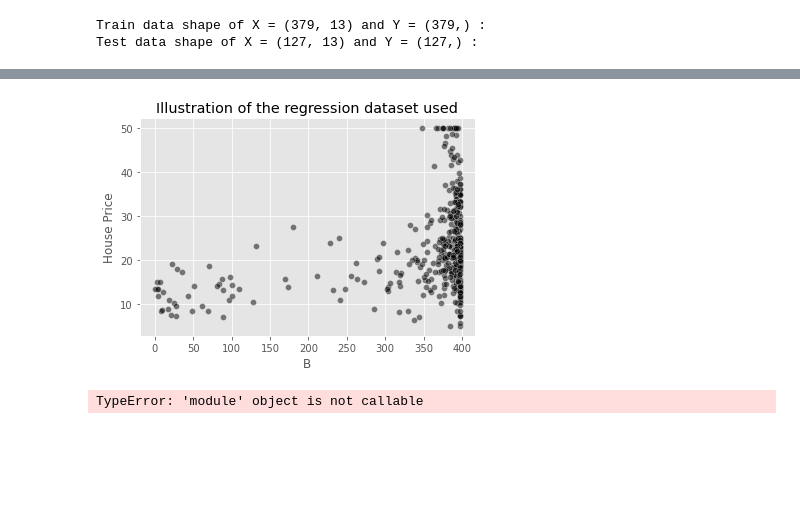
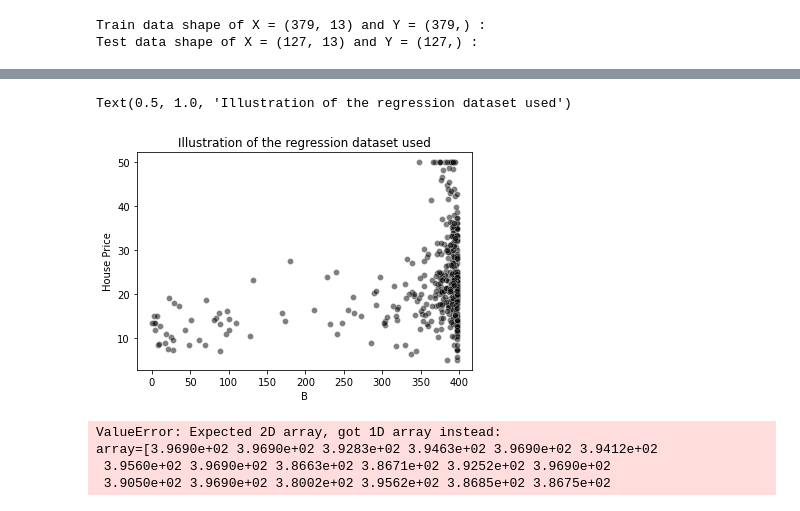
Before and after one commit to the-rich-piana/BioInfo-Notes, a Jupyter notebook: regression_models.ipynb, the cells around one changed output, grey strips where cells are left out. Saved outputs shown, nothing was run; the diff lists cells and outputs as text; code cells hidden in the pictures; blank space fills up the shorter version.

```diff
--- a/regression_models.ipynb
+++ b/regression_models.ipynb
@@ -187,20 +189,16 @@ from sklearn.tree import DecisionTreeRegressor
 
 #Fit Decision Tree Regressor to the dataset, using Boston housing data again.
 pd.set_option('display.max_columns', 20)
+
+
 #print(boston_pd.head())
 
-feature_name = "Black % of Population"
-target_name = "Housing Price ($ Thousands)"
+feature_names = ['B', 'NOX', 'AGE', 'CRIM']
+target_name = 'House Price'
 
-#print(Y)
+data_train, target_train = boston_pd[feature_names[0]], boston_pd[target_name]
 
-data_train, target_train = X['B'], Y
-
-d_reg = DecisionTreeRegressor(random_state=0 )
-
-#print(Y)
-d_reg.fit(X.values, Y.values)
-
-data_test = pd.DataFrame(np.arange(data_train.min(), data_train.max()))
-data_test
+data_test = pd.DataFrame(np.arange(data_train[feature_names].min(), data_train[feature_names].max()), columns=[feature_names])
+#data_test = pd.DataFrame(data_train)
+print(data_test)
 # %% [output]
@@ -220,22 +206,20 @@ data_test
 # %%
 import seaborn as sns
 
-sns.scatterplot(x=X['B'], y=Y, color="black", alpha=0.5)
-_ = plt.title("Illustration of the regression dataset used")
-
-plt.plot(X['B']], Y, label="Linear regression",
-         linestyle="--")
-plt.scatter(data_test[::3], target_predicted[::3], label="Predictions",
-            color="tab:orange")
-plt.legend()
-_ = plt.title("Prediction function using a LinearRegression")
+sns.scatterplot(data=boston_pd, x=feature_name, y=target_name, color="black", alpha=0.5)
+plt.title("Illustration of the regression dataset used")
 # %% [output]
+Text(0.5, 1.0, 'Illustration of the regression dataset used')
-[figure, old version]
+[figure, new version]
 # %%
-# data_train
-#target_train
-#tree = DecisionTreeRegressor( max_depth =1)
-#tree.fit(data_train, target_train)
-#target_predicted = tree.predict(data_test)
+#Regression function
+d_reg = DecisionTreeRegressor(max_depth =2)
+dt_np = data_train.to_numpy()
+d_reg.fit(dt_np, target_train)
+
+target_predicted = d_reg.predict(data_test)
 # %% [output]
-TypeError: 'module' object is not callable
+ValueError: Expected 2D array, got 1D array instead:
+array=[3.9690e+02 3.9690e+02 3.9283e+02 3.9463e+02 3.9690e+02 3.9412e+02
+ 3.9560e+02 3.9690e+02 3.8663e+02 3.8671e+02 3.9252e+02 3.9690e+02
+ 3.9050e+02 3.9690e+02 3.8002e+02 3.9562e+02 3.8685e+02 3.8675e+02
```
Also changed, not shown: parts of 19 cells of this notebook.
